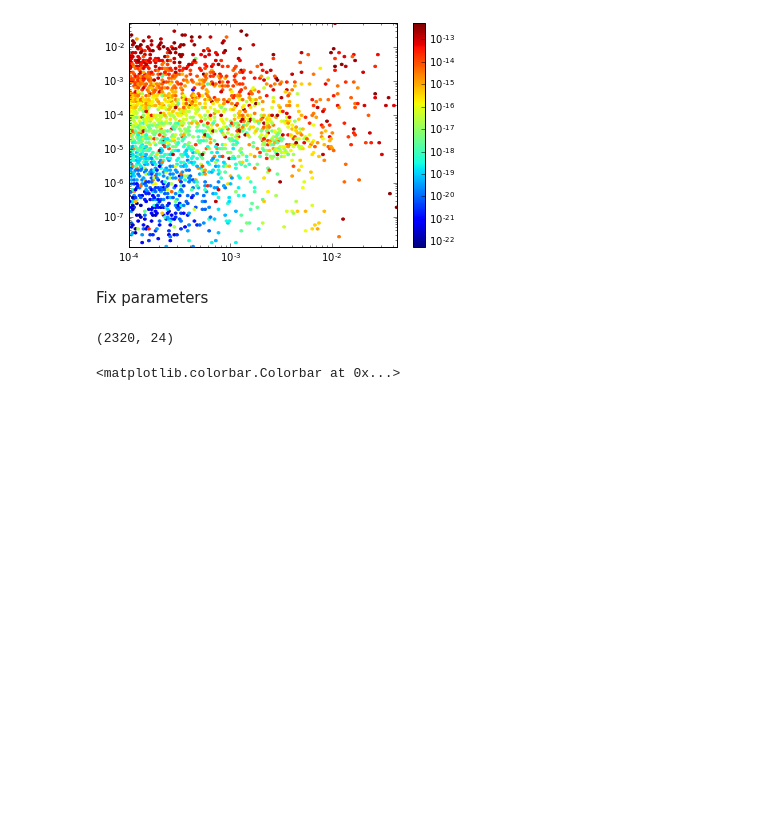
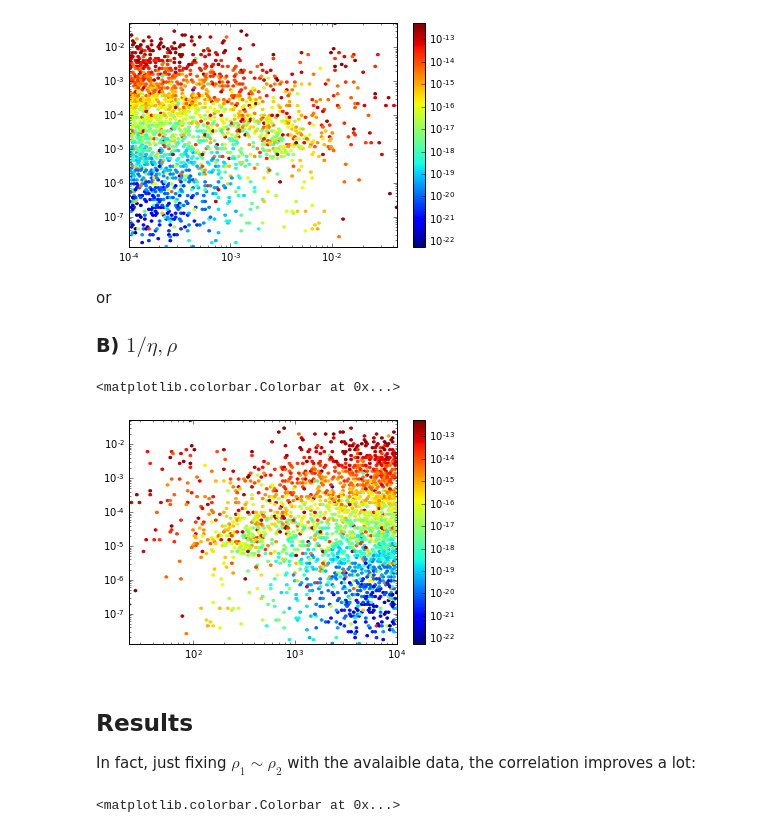
Before and after one commit to restrepo/share, a Jupyter notebook: InertZeeModel-muegamma.ipynb, the cells around one changed output. Cells and saved outputs as stored; diff of their text form; code cells hidden in the pictures; blank space fills up the shorter version.

```diff
--- a/InertZeeModel-muegamma.ipynb
+++ b/InertZeeModel-muegamma.ipynb
@@ -72,10 +34,16 @@ plt.colorbar()
 # %% [output]
 <matplotlib.colorbar.Colorbar at 0x...>
 [figure]
-# %% [markdown]
-Fix parameters
-# %%
-y2d.shape
-# %% [output]
-(2320, 24)
+# %% [markdown]
+or
+### B)  $1/\eta, \rho$
+# %%
+plt.hexbin(1./y2d['y1'],y2d['rho1']*y2d['rho2'],y2d['mu->e gamma'],yscale='log',xscale='log',norm=LogNorm())
+plt.colorbar()
+# %% [output]
+<matplotlib.colorbar.Colorbar at 0x...>
+[figure, added]
+# %% [markdown]
+##  Results
+In fact, just fixing $\rho_1\sim\rho_2$ with the avalaible data, the correlation improves a lot:
 # %%
```
Also changed, not shown: parts of 36 cells of this notebook.
